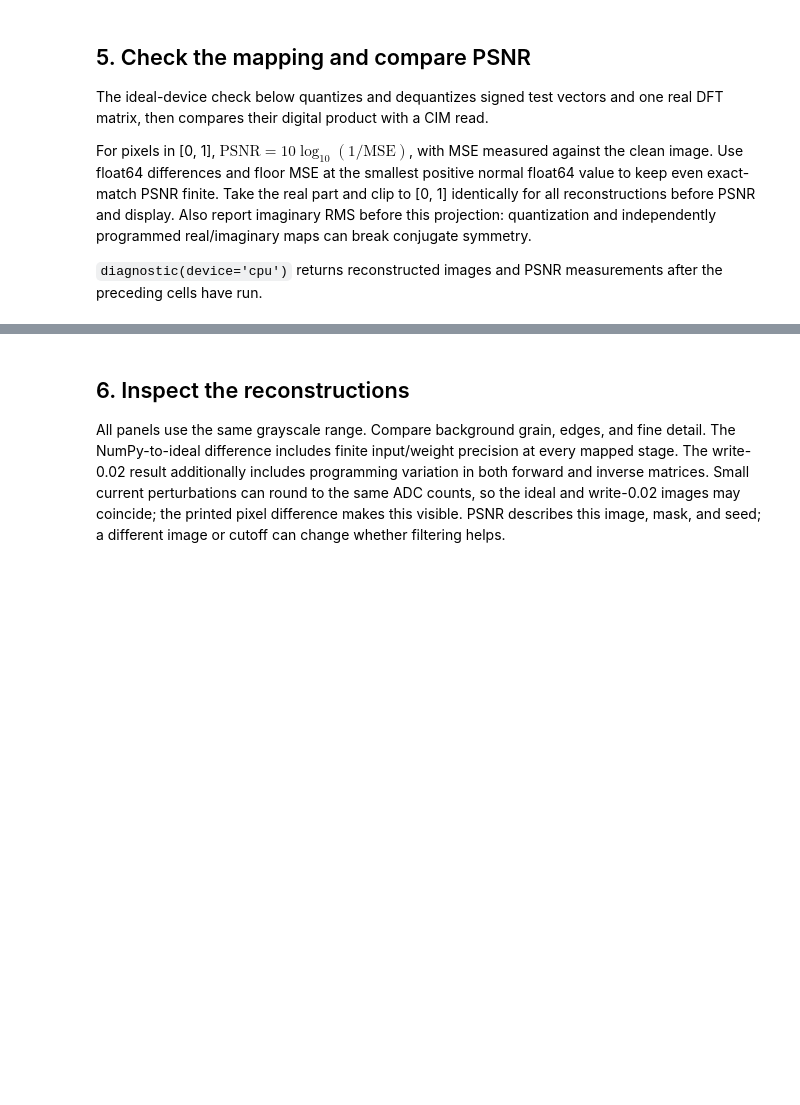
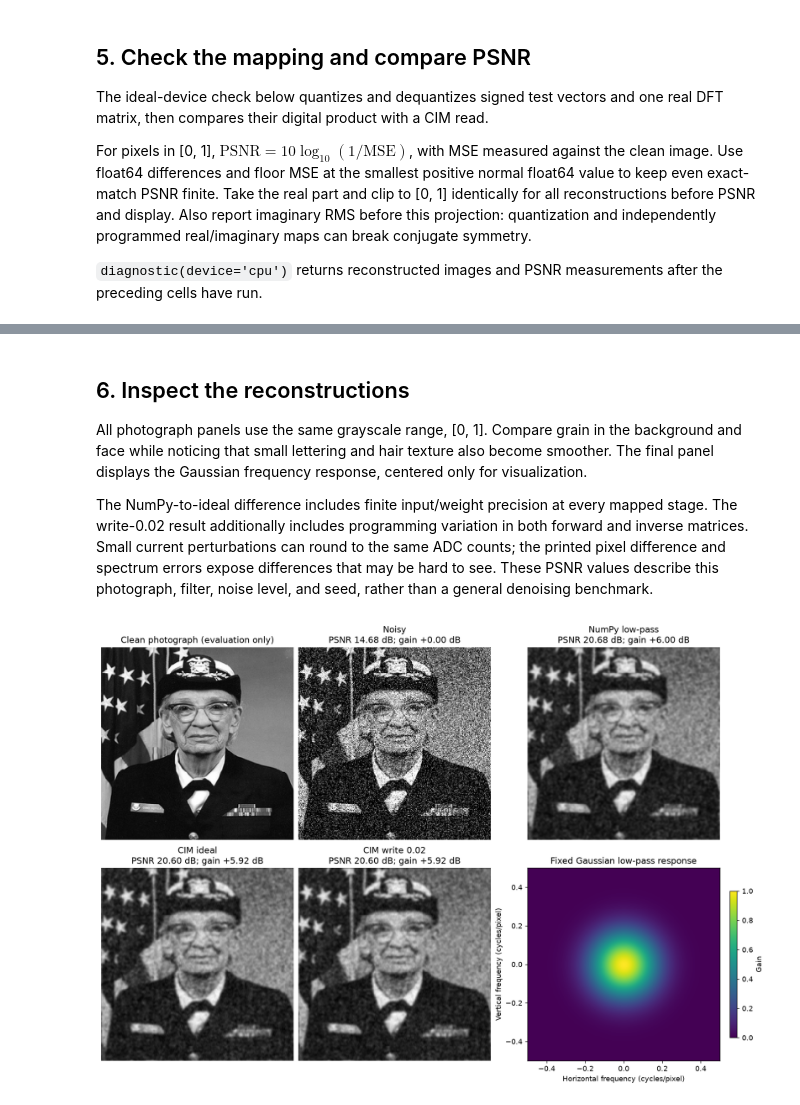
Before and after one commit to HUST-ISMD-Odyssey/MemFast, a Jupyter notebook: examples/notebooks/03_dft_image_denoising.ipynb, the cells around one changed output, grey strips where cells are left out. Cells and saved outputs as stored; diff of their text form; code cells hidden in the pictures; blank space fills up the shorter version.

```diff
--- a/examples/notebooks/03_dft_image_denoising.ipynb
+++ b/examples/notebooks/03_dft_image_denoising.ipynb
@@ -159,12 +193,12 @@ def diagnostic(device="cpu"):
     simulator = Simulator(ideal_config, device=device)
     weight = torch.tensor(F.real, dtype=torch.float32, device=simulator.device)
     vectors = torch.linspace(-1, 1, 3 * SIZE, device=simulator.device).reshape(3, SIZE)
-    weight_scale = weight.abs().amax(dim=1, keepdim=True) / 127
+    weight_scale = weight.abs().amax(dim=0, keepdim=True) / 127
     input_scale = vectors.abs().amax(dim=1, keepdim=True) / 127
     dequant_weight = (weight / weight_scale).round().clamp(-127, 127) * weight_scale
     dequant_input = (vectors / input_scale).round().clamp(-127, 127) * input_scale
-    expected = dequant_input @ dequant_weight.T
-    actual = simulator.map(weight, name="dft.ideal_check")(vectors)
+    expected = dequant_input @ dequant_weight
+    actual = simulator.mm(vectors, weight)
     torch.testing.assert_close(actual, expected, rtol=1e-5, atol=2e-5)
     print(f"Ideal dequantized product max error: {(actual - expected).abs().max().item():.3e}")
 
@@ -173,7 +207,7 @@ def diagnostic(device="cpu"):
         "NumPy low-pass": {"image": standard, "psnr_db": psnr(clean, standard)},
     }
     for label, config in [("CIM ideal", ideal_config), ("CIM write 0.02", write_config)]:
-        raw = cim_denoise(noisy, mask, config, device=device)
+        spectrum, raw = cim_denoise(noisy, mask, config, device=device)
         assert raw.shape == clean.shape and np.isfinite(raw).all()
         image = np.clip(raw.real, 0.0, 1.0)
         results[label] = dict(
@@ -181,8 +215,12 @@ def diagnostic(device="cpu"):
             psnr_db=psnr(clean, image),
             imaginary_rms=float(np.sqrt(np.mean(raw.imag.astype(np.float64) ** 2))),
             rmse_vs_numpy=float(np.sqrt(np.mean((image - standard) ** 2))),
+            spectrum_relative_error=float(
+                np.linalg.norm(spectrum - numpy_spectrum) / np.linalg.norm(numpy_spectrum)
+            ),
         )
     assert all(np.isfinite(item["psnr_db"]) for item in results.values())
+    assert results["CIM ideal"]["rmse_vs_numpy"] < 0.03
     return results
 
 
@@ -194,3 +232,10 @@ for label, item in results.items():
     print(f"{label:<20} {item['psnr_db']:>12.3f} {rmse:>16} {imaginary:>16}")
 write_delta = np.max(np.abs(results["CIM write 0.02"]["image"] - results["CIM ideal"]["image"]))
 print(f"Write-0.02 vs ideal max pixel difference: {write_delta:.3e}")
+for label in ("NumPy low-pass", "CIM ideal", "CIM write 0.02"):
+    gain = results[label]["psnr_db"] - results["Noisy"]["psnr_db"]
+    print(f"{label}: PSNR improvement over noisy input = {gain:.3f} dB")
+for label in ("CIM ideal", "CIM write 0.02"):
+    print(
+        f"{label}: forward spectrum relative L2 error = {results[label]['spectrum_relative_error']:.4%}"
+    )
@@ -197,14 +256,36 @@ print(f"Write-0.02 vs ideal max pixel difference: {write_delta:.3e}")
 # %% [markdown]
 ## 6. Inspect the reconstructions
 
-All panels use the same grayscale range. Compare background grain, edges, and fine detail. The NumPy-to-ideal difference includes finite input/weight precision at every mapped stage. The write-0.02 result additionally includes programming variation in both forward and inverse matrices. Small current perturbations can round to the same ADC counts, so the ideal and write-0.02 images may coincide; the printed pixel difference makes this visible. PSNR describes this image, mask, and seed; a different image or cutoff can change whether filtering helps.
+All photograph panels use the same grayscale range, [0, 1]. Compare grain in the background and face while noticing that small lettering and hair texture also become smoother. The final panel displays the Gaussian frequency response, centered only for visualization.
+
+The NumPy-to-ideal difference includes finite input/weight precision at every mapped stage. The write-0.02 result additionally includes programming variation in both forward and inverse matrices. Small current perturbations can round to the same ADC counts; the printed pixel difference and spectrum errors expose differences that may be hard to see. These PSNR values describe this photograph, filter, noise level, and seed, rather than a general denoising benchmark.
 # %%
-fig, axes = plt.subplots(1, 5, figsize=(16, 4), constrained_layout=True)
-axes[0].imshow(clean, cmap="gray", vmin=0, vmax=1, interpolation="nearest")
-axes[0].set_title("Clean target")
-axes[0].axis("off")
-for ax, (label, item) in zip(axes[1:], results.items()):
+fig, axes = plt.subplots(2, 3, figsize=(13, 9), dpi=130, constrained_layout=True)
+panels = axes.ravel()
+panels[0].imshow(clean, cmap="gray", vmin=0, vmax=1, interpolation="nearest")
+panels[0].set_title("Clean photograph (evaluation only)")
+panels[0].axis("off")
+for ax, (label, item) in zip(panels[1:5], results.items()):
     ax.imshow(item["image"], cmap="gray", vmin=0, vmax=1, interpolation="nearest")
-    ax.set_title(f"{label}\nPSNR {item['psnr_db']:.2f} dB")
+    gain = item["psnr_db"] - results["Noisy"]["psnr_db"]
+    ax.set_title(f"{label}\nPSNR {item['psnr_db']:.2f} dB; gain {gain:+.2f} dB")
     ax.axis("off")
+response = panels[5].imshow(
+    np.fft.fftshift(mask), cmap="viridis", vmin=0, vmax=1, extent=(-0.5, 0.5, -0.5, 0.5)
+)
+panels[5].set_title("Fixed Gaussian low-pass response")
+panels[5].set_xlabel("Horizontal frequency (cycles/pixel)")
+panels[5].set_ylabel("Vertical frequency (cycles/pixel)")
+fig.colorbar(response, ax=panels[5], shrink=0.75, label="Gain")
+
+# Run from this notebook's directory or the repository root.
+notebook_dir = Path.cwd()
+if not (notebook_dir / "03_dft_image_denoising.ipynb").is_file():
+    notebook_dir = notebook_dir / "examples" / "notebooks"
+assert (notebook_dir / "03_dft_image_denoising.ipynb").is_file()
+asset_dir = notebook_dir / "assets"
+asset_dir.mkdir(exist_ok=True)
+fig.savefig(asset_dir / "dft_image_denoising.png", dpi=160)
 plt.show()
+# %% [output]
+[figure, added]
```
Also changed, not shown: parts of 12 cells of this notebook, 26 other files.
